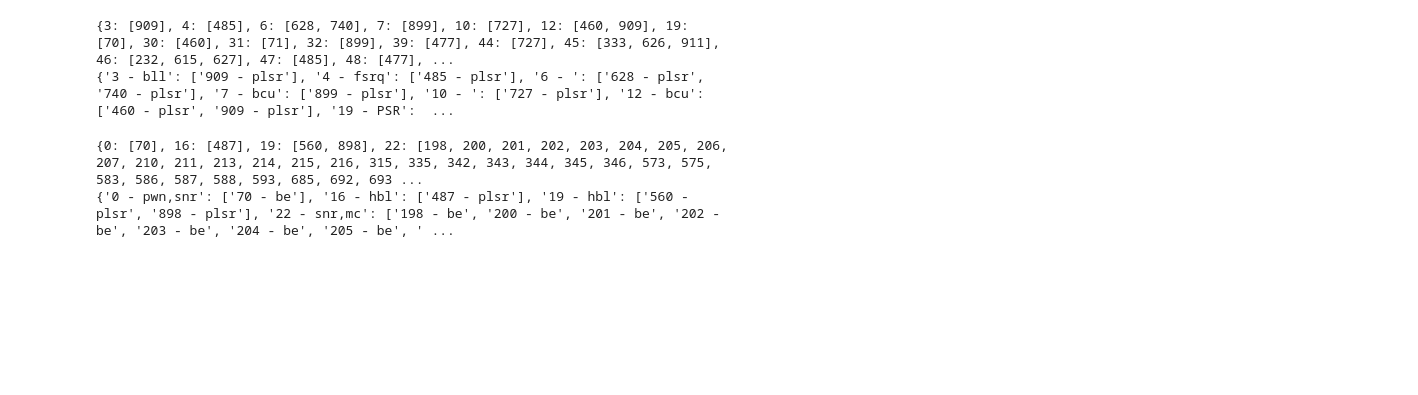
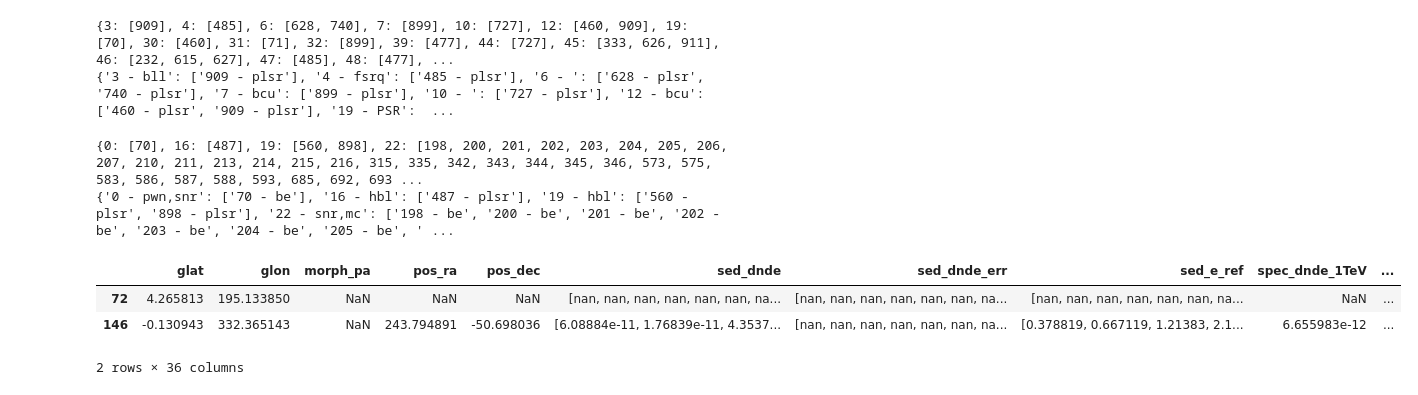
Before and after one commit to anaderi/gamma-bins, a Jupyter notebook: simbad.ipynb, the cells around one changed output. Drawn from its saved outputs; the diff is of its cells as text; code cells hidden in the pictures; blank space fills up the shorter version.

Commit message:
simbad

```diff
--- a/simbad.ipynb
+++ b/simbad.ipynb
@@ -92,3 +92,19 @@ print(classes_)
 # %% [output]
 {0: [70], 16: [487], 19: [560, 898], 22: [198, 200, 201, 202, 203, 204, 205, 206, 207, 210, 211, 213, 214, 215, 216, 315, 335, 342, 343, 344, 345, 346, 573, 575, 583, 586, 587, 588, 593, 685, 692, 693 ...
 {'0 - pwn,snr': ['70 - be'], '16 - hbl': ['487 - plsr'], '19 - hbl': ['560 - plsr', '898 - plsr'], '22 - snr,mc': ['198 - be', '200 - be', '201 - be', '202 - be', '203 - be', '204 - be', '205 - be', ' ...
+# %%
+
+C = -1 * np.ones(len(pd_simbad))
+for x in list(common_gevtev_simbad_.keys()):
+        for y in common_gevtev_simbad_[x]:
+            C[y] = x
+pd_simbad['join'] = C
+pd_common_gevtevsimbad = pd.merge(common_data, pd_simbad, left_index=True, right_on='join', how='inner')
+del pd_common_gevtevsimbad['join']
+
+pd_common_gevtevsimbad
+# %% [output]
+|  | glat | glon | morph_pa | pos_ra | pos_dec | sed_dnde | sed_dnde_err | sed_e_ref | spec_dnde_1TeV | ... |
+| 72 | 4.265813 | 195.133850 | NaN | NaN | NaN | [nan, nan, nan, nan, nan, nan, na... | [nan, nan, nan, nan, nan, nan, na... | [nan, nan, nan, nan, nan, nan, na... | NaN | ... |
+| 146 | -0.130943 | 332.365143 | NaN | 243.794891 | -50.698036 | [6.08884e-11, 1.76839e-11, 4.3537... | [nan, nan, nan, nan, nan, nan, na... | [0.378819, 0.667119, 1.21383, 2.1... | 6.655983e-12 | ... |
+2 rows × 36 columns
```
